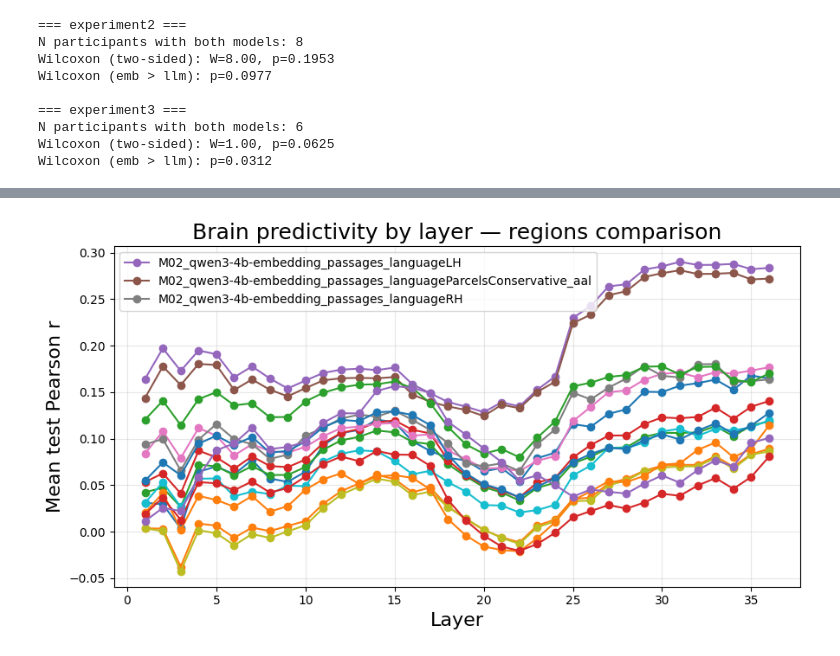
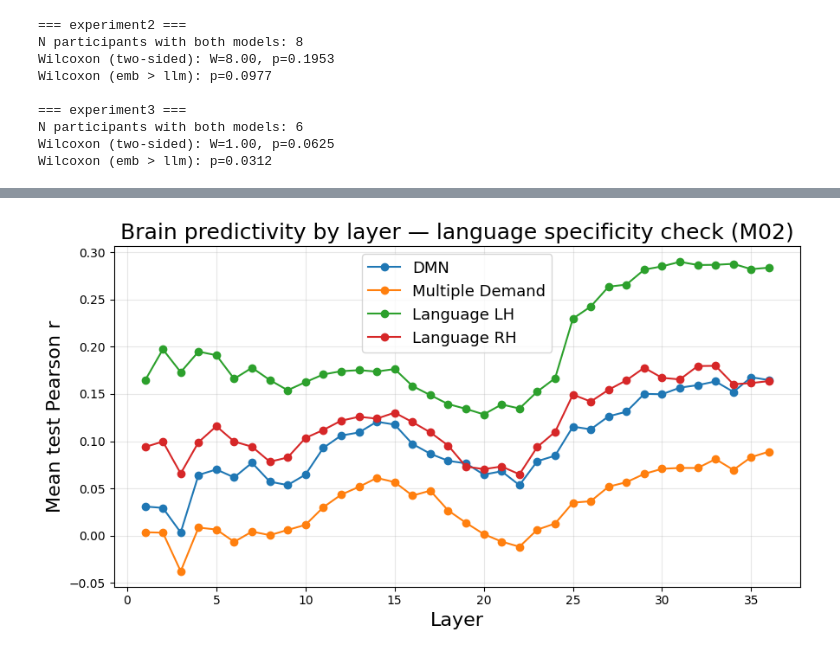
Before and after one commit to KGuan618/Evaluating-Brain-Predictivity-of-Sentence-Embeddings, a Jupyter notebook: visualization/visualization.ipynb, the cells around one changed output, grey strips where cells are left out. Saved outputs shown, nothing was run; the diff lists cells and outputs as text; code cells hidden in the pictures.

Commit message:
Visualization final

```diff
--- a/visualization/visualization.ipynb
+++ b/visualization/visualization.ipynb
@@ -6,11 +6,14 @@ from collections import defaultdict
 import numpy as np
 import matplotlib.pyplot as plt
 from scipy.stats import wilcoxon
+from statsmodels.stats.multitest import multipletests
+from matplotlib.patches import Patch
 
 RESULTS_DIR = Path("..") / "results"
-EXPERIMENTS = ["experiment2", "experiment3"]   # NEW
+EXPERIMENTS = ["experiment2", "experiment3"]
 FIGURES_DIR = Path(".") / "figures"
 FIGURES_DIR.mkdir(exist_ok=True)
+REGIONS_DIR = RESULTS_DIR / "regions"
 
 SKIP_EMBEDDING_LAYER = True
 
@@ -32,12 +35,12 @@ RUN_RE = re.compile(
 )
 
 def load_run(run_dir):
-    path = run_dir / "layer_accuracies.npz"
+    path = run_dir / "layer_accuracies_extended.npz"
     if not path.exists():
         return None
     return np.load(path)["accs_test"]
 
-runs = {}   # (experiment, participant, model, pooling) -> accs_test
+runs = {}
 for exp in EXPERIMENTS:
     exp_dir = RESULTS_DIR / exp
     if not exp_dir.exists():
@@ -52,7 +55,7 @@ for exp in EXPERIMENTS:
             continue
         accs = load_run(d)
         if accs is None:
-            print(f"Missing layer_accuracies.npz in {exp}/{d.name}")
+            print(f"Missing layer_accuracies_extended.npz in {exp}/{d.name}")
             continue
         key = (exp, m["participant"], m["model"], m["pooling"] or "default")
         runs[key] = accs
@@ -359,58 +483,39 @@ for exp in experiments:
 # %%
-# All region comparison for M02
-import numpy as np
-import matplotlib.pyplot as plt
-from pathlib import Path
-
-# results/ is one level up from Visualisation/
-REGIONS_DIR = Path("..") / "results" / "regions"
+TARGET_REGIONS = {
+    "M02_qwen3-4b-embedding_passages_languageLH":   "Language LH",
+    "M02_qwen3-4b-embedding_passages_languageRH":   "Language RH",
+    "M02_qwen3-4b-embedding_passages_MD":           "Multiple Demand",
+    "M02_qwen3-4b-embedding_passages_DMN":          "DMN",
+}
 
 plt.figure(figsize=(9, 5))
 
-# only these will appear in legend
-legend_keep = {
-    "M02_qwen3-4b-embedding_passages_languageLH",
-    "M02_qwen3-4b-embedding_passages_languageParcelsConservative_aal",
-    "M02_qwen3-4b-embedding_passages_languageRH"
-}
-
-# iterate over all subfolders in results/regions/
 for region_dir in sorted(REGIONS_DIR.iterdir()):
-    if not region_dir.is_dir():
+    if not region_dir.is_dir() or region_dir.name not in TARGET_REGIONS:
         continue
 
-    path = region_dir / "layer_accuracies.npz"
+    path = region_dir / "layer_accuracies_extended.npz"
     if not path.exists():
-        print(f"Skipping {region_dir.name} (no layer_accuracies.npz)")
+        print(f"Skipping {region_dir.name} (no layer_accuracies_extended.npz)")
         continue
 
-    label = region_dir.name
-
     accs_test = np.load(path)["accs_test"]  # (n_layers, n_splits, n_voxels)
-
-    # FIX 1: ignore NaNs properly
     curve = np.nanmean(accs_test, axis=(1, 2))
 
-    # FIX 2: skip completely invalid curves
     if np.all(np.isnan(curve)):
-        print(f"{label}: all NaN, skipping")
+        print(f"{region_dir.name}: all NaN, skipping")
         continue
 
-    # FIX 3: safe peak detection
     best = int(np.nanargmax(curve))
-    print(label)
-    # plotting (legend filtered)
-    if label in legend_keep:
-        plt.plot(range(len(curve)), curve, marker="o", label=label)
-    else:
-        plt.plot(range(len(curve)), curve, marker="o", label="_nolegend_")
+    label = TARGET_REGIONS[region_dir.name]
+    print(f"{label}: peak r = {curve[best]:.3f} at layer {best}/{len(curve) - 1}")
 
-    print(f"{label}: peak r = {curve[best]:.3f} at layer {best}/{len(curve) - 1}")
+    plt.plot(range(len(curve)), curve, marker="o", label=label)
 
 plt.xlabel("Layer", fontsize=16)
 plt.ylabel("Mean test Pearson r", fontsize=16)
-plt.title("Brain predictivity by layer — regions comparison", fontsize=18)
-plt.legend()
+plt.title("Brain predictivity by layer — language specificity check (M02)", fontsize=18)
+plt.legend(fontsize=13)
 plt.grid(alpha=0.3)
 plt.tight_layout()
 plt.show()
@@ -435 +527 @@ M02_qwen3-4b-embedding_passages_visual_scene: peak r = 0.156 at layer 15/36
-[figure, old version]
+[figure, new version]
```
Also changed, not shown: parts of 8 cells of this notebook.
